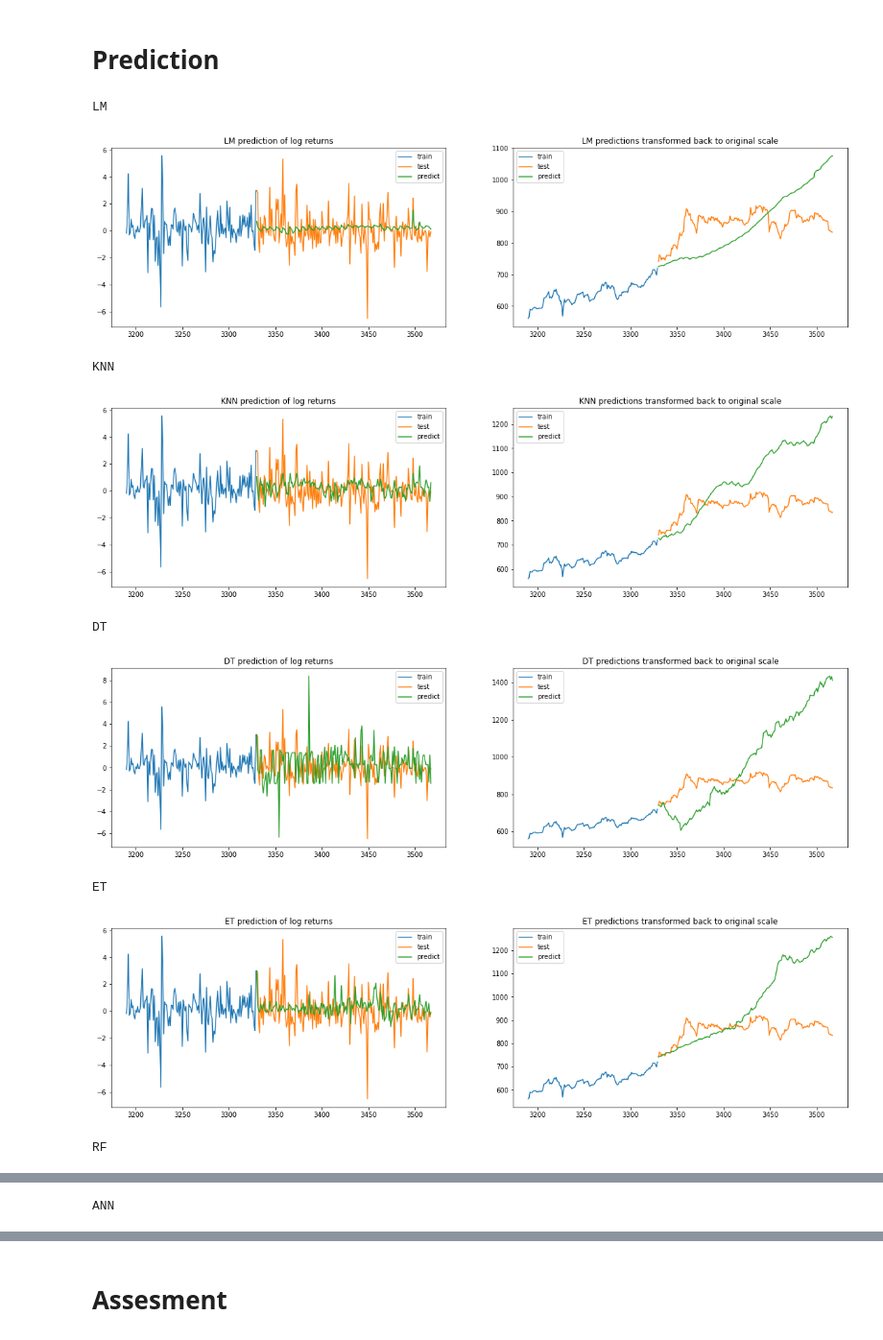
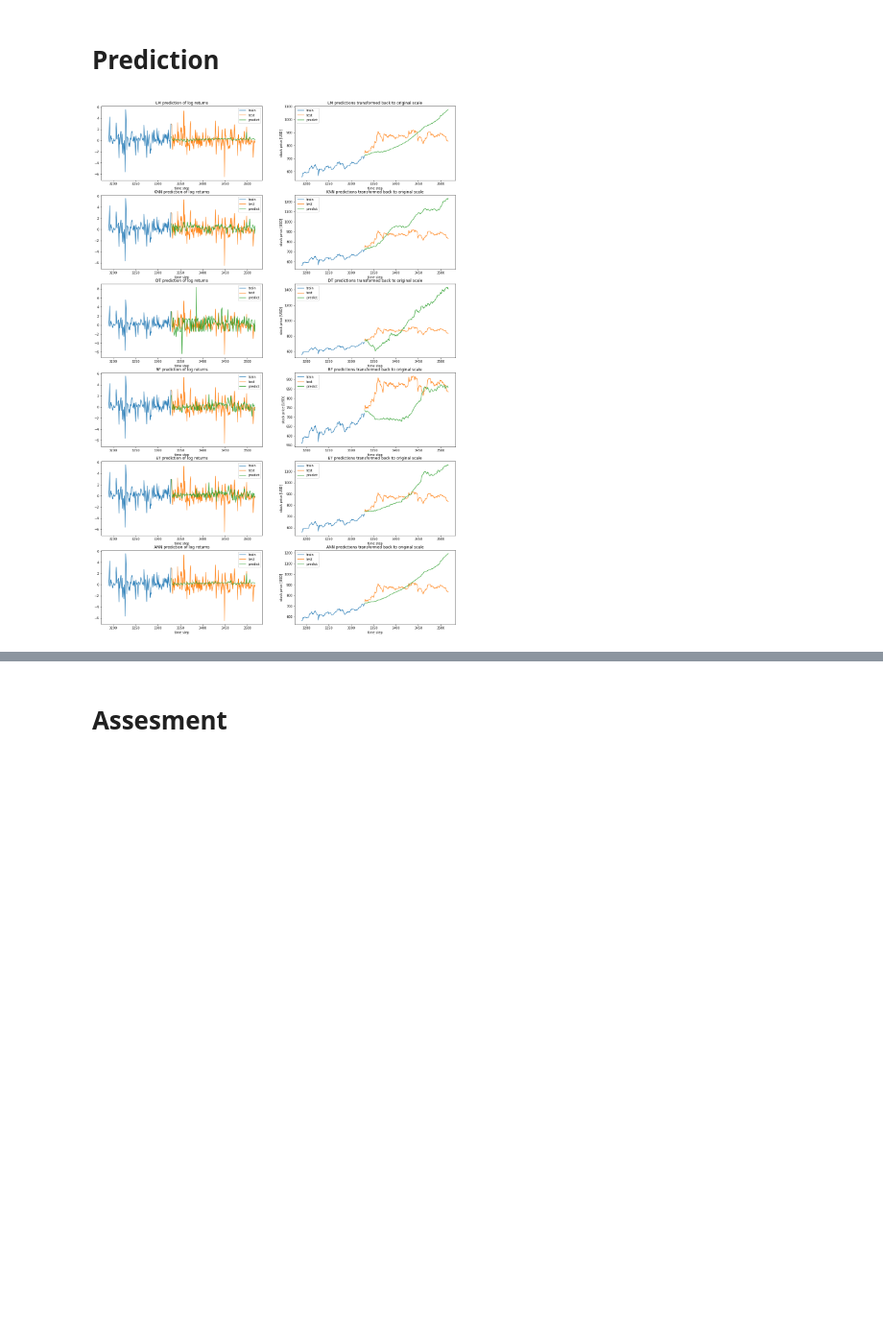
Before and after one commit to Sekarski/MasterThesis, a Jupyter notebook: exploration/MachineLearningApprochClean.ipynb, the cells around one changed output, grey strips where cells are left out. Shown: that part at 96% size. Cells and saved outputs as stored; diff of their text form; code cells hidden in the pictures; blank space fills up the shorter version.

```diff
--- a/exploration/MachineLearningApprochClean.ipynb
+++ b/exploration/MachineLearningApprochClean.ipynb
@@ -246,49 +210,50 @@ for model in reg:
 # %% [markdown]
 # Prediction
 # %%
+fig, axs =plt.subplots(len(reg),2,figsize=(20,5*len(reg)))
+i = 0
+
 for model in reg:
     #print(model)
     y_predict = reg[model].predict(scaler.transform(x_test))
     y_predict = pd.DataFrame(y_predict, index=x_test.index)
     y_train_os = convert_from_logret(y_train,initial,axis=0)
     y_test_os = convert_from_logret(y_test,data.loc[cut_idx,'Open'],axis=0)
     y_predict_os = convert_from_logret(y_predict,data['Open'][cut_idx],axis=0)
     #plot_predict(y_train,y_test,y_predict)
     #plot_predict(y_train_os,y_test_os,y_predict_os)
 
-    fig, axs =plt.subplots(len(reg),2,figsize=(20,5))
     n_train = len(y_train)
     n_test = len(y_test_os)
 
-    axs[0].plot(range(n_train-35*4,n_train),y_train.iloc[-35*4:])
-    axs[0].plot(range(n_train,n_train+n_test),y_test)
-    axs[0].plot(range(n_train,n_train+n_test),y_predict[0])
+    axs[i,0].plot(range(n_train-35*4,n_train),y_train.iloc[-35*4:])
+    axs[i,0].plot(range(n_train,n_train+n_test),y_test)
+    axs[i,0].plot(range(n_train,n_train+n_test),y_predict[0])
 
-    axs[0].legend(['train','test','predict'])
-    axs[0].set_title(model + ' prediction of log returns')
+    axs[i,0].legend(['train','test','predict'])
+    axs[i,0].set_title(model + ' prediction of log returns')
+    axs[i,0].set_xlabel("time step")
 
-    axs[1].plot(range(n_train-35*4,n_train),y_train_os.iloc[-35*4:])
-    axs[1].plot(range(n_train,n_train+n_test),y_test_os)
-    axs[1].plot(range(n_train,n_train+n_test),y_predict_os[0])
+    axs[i,1].plot(range(n_train-35*4,n_train),y_train_os.iloc[-35*4:])
+    axs[i,1].plot(range(n_train,n_train+n_test),y_test_os)
+    axs[i,1].plot(range(n_train,n_train+n_test),y_predict_os[0])
 
-    axs[1].legend(['train','test','predict'])
-    axs[1].set_title(model + ' predictions transformed back to original scale')
+    axs[i,1].legend(['train','test','predict'])
+    axs[i,1].set_title(model + ' predictions transformed back to original scale')
+    axs[i,1].set_xlabel("time step")
+    axs[i,1].set_ylabel("stock price [USD]")
 
 
 
     metrics["MSE"][model] = mean_squared_error(y_test, y_predict)
     metrics["R2"][model] = r2_score(y_test,y_predict)
     metrics["MSE_original_scale"][model] = mean_squared_error(y_test_os, y_predict_os)
     metrics["R2_original_scale"][model] = r2_score(y_test_os,y_predict_os)
 
+    i=i+1
+
+img_mlresults_basic = "../report/img/img_mlresults_basic.pdf"
+plt.savefig(img_mlresults_basic,bbox_inches="tight")
 plt.show()
 # %% [output]
-LM
-[figure, old version]
+[figure, new version]
-KNN
-[figure, removed]
-DT
-[figure, removed]
-ET
-[figure, removed]
-RF
@@ -296 +259,0 @@ RF
-ANN
```
Also changed, not shown: parts of 10 cells of this notebook, 8 other files.
